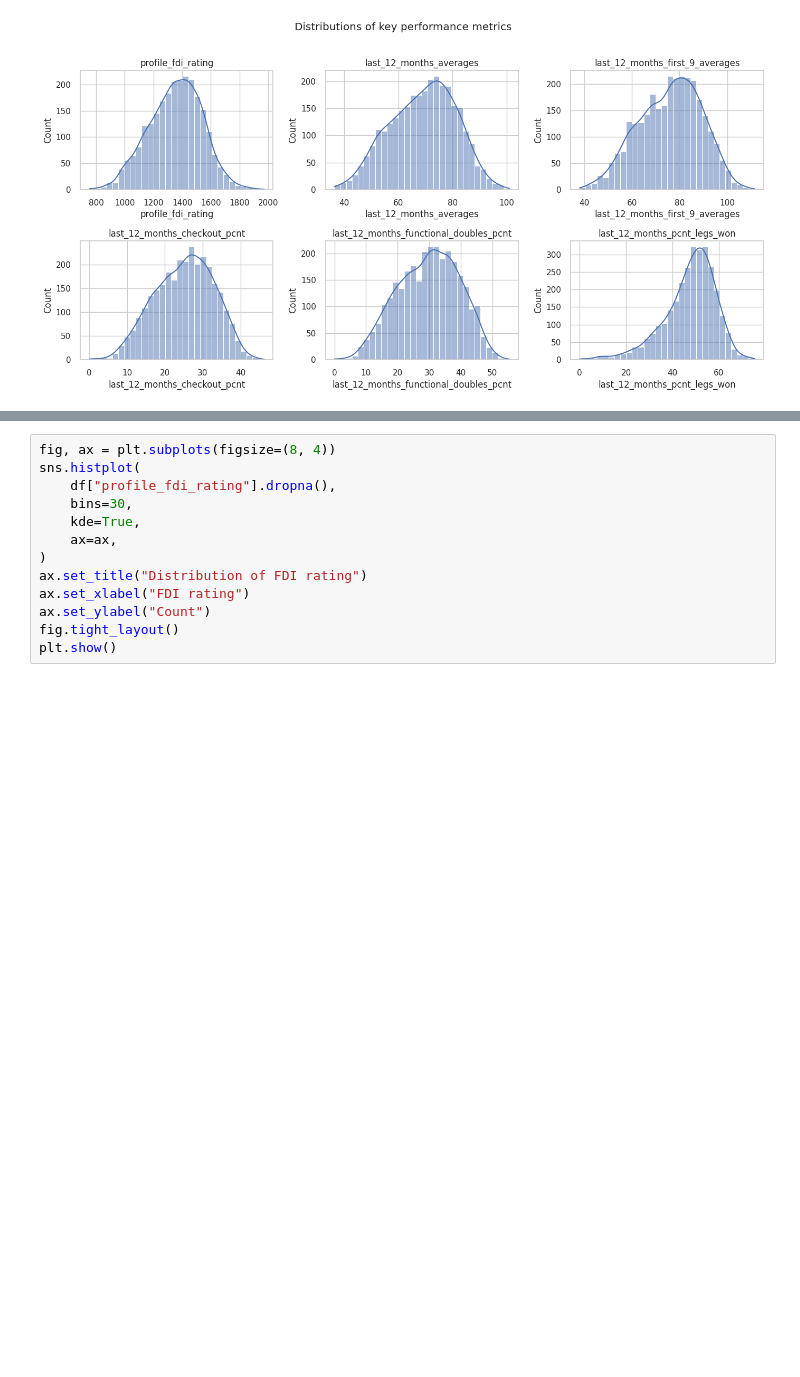
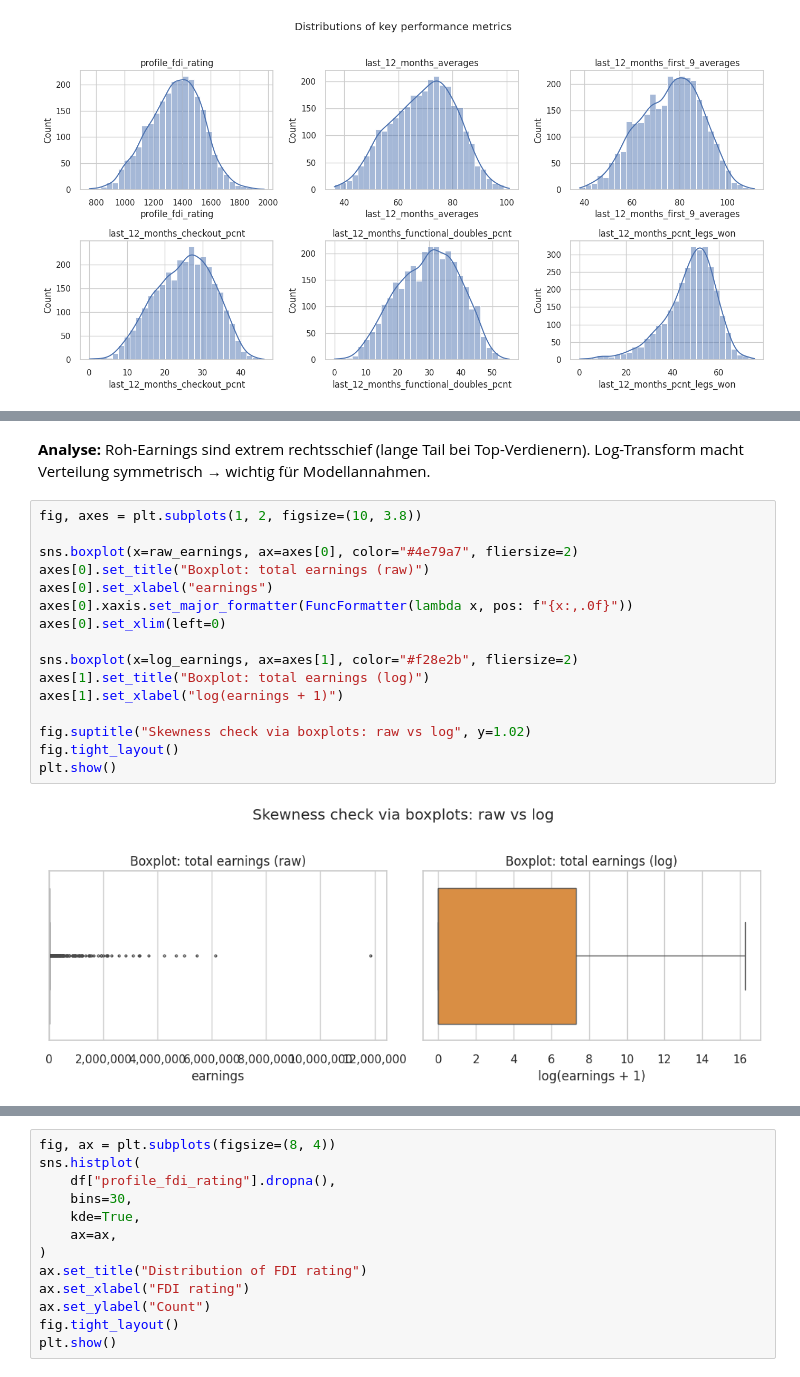
Before and after one commit to simon-w19/fdi-analytics, a Jupyter notebook: notebooks/eda.ipynb, the cells around one changed output, grey strips where cells are left out. Cells and saved outputs as stored; diff of their text form; blank space fills up the shorter version.

```diff
--- a/notebooks/eda.ipynb
+++ b/notebooks/eda.ipynb
@@ -326 +296,21 @@ plt.show()
+# %% [markdown]
+**Analyse:** Roh-Earnings sind extrem rechtsschief (lange Tail bei Top-Verdienern). Log-Transform macht Verteilung symmetrisch → wichtig für Modellannahmen.
+# %%
+fig, axes = plt.subplots(1, 2, figsize=(10, 3.8))
+
+sns.boxplot(x=raw_earnings, ax=axes[0], color="#4e79a7", fliersize=2)
+axes[0].set_title("Boxplot: total earnings (raw)")
+axes[0].set_xlabel("earnings")
+axes[0].xaxis.set_major_formatter(FuncFormatter(lambda x, pos: f"{x:,.0f}"))
+axes[0].set_xlim(left=0)
+
+sns.boxplot(x=log_earnings, ax=axes[1], color="#f28e2b", fliersize=2)
+axes[1].set_title("Boxplot: total earnings (log)")
+axes[1].set_xlabel("log(earnings + 1)")
+
+fig.suptitle("Skewness check via boxplots: raw vs log", y=1.02)
+fig.tight_layout()
+plt.show()
+# %% [output]
+[figure, added]
 # %% [markdown]
```
Also changed, not shown: parts of 28 cells of this notebook, 19 other files.
